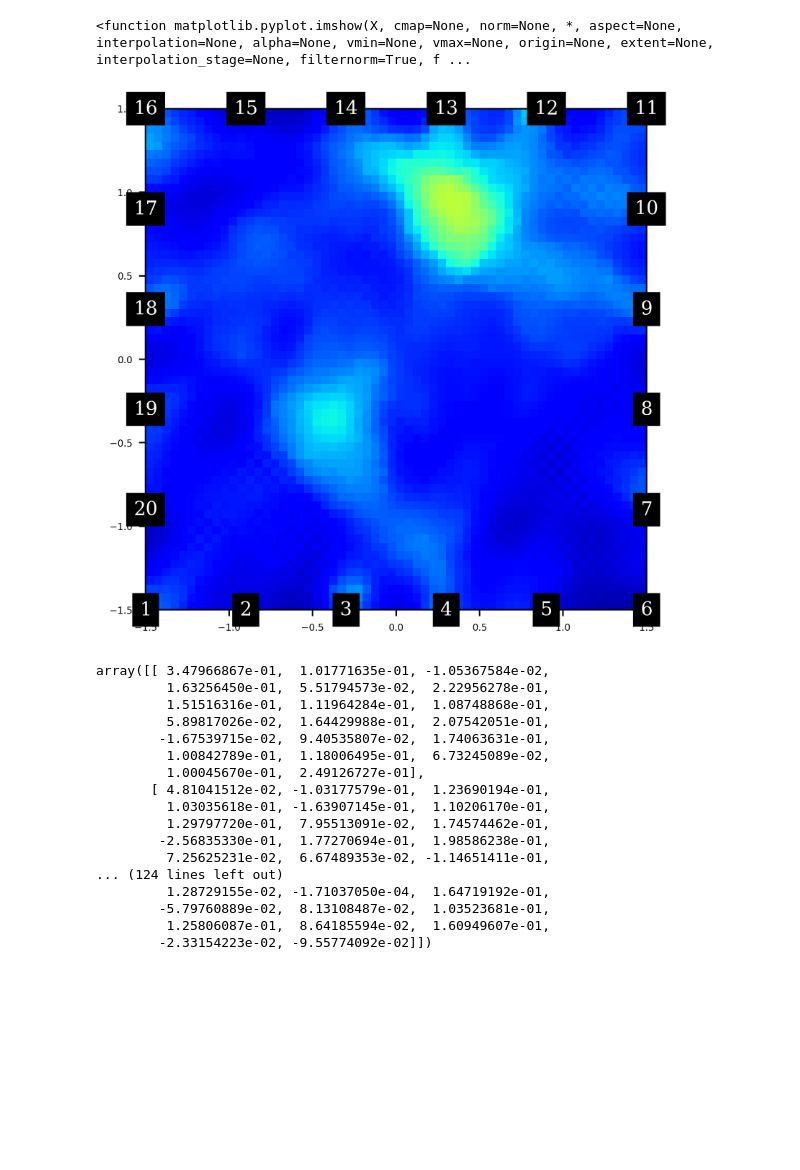
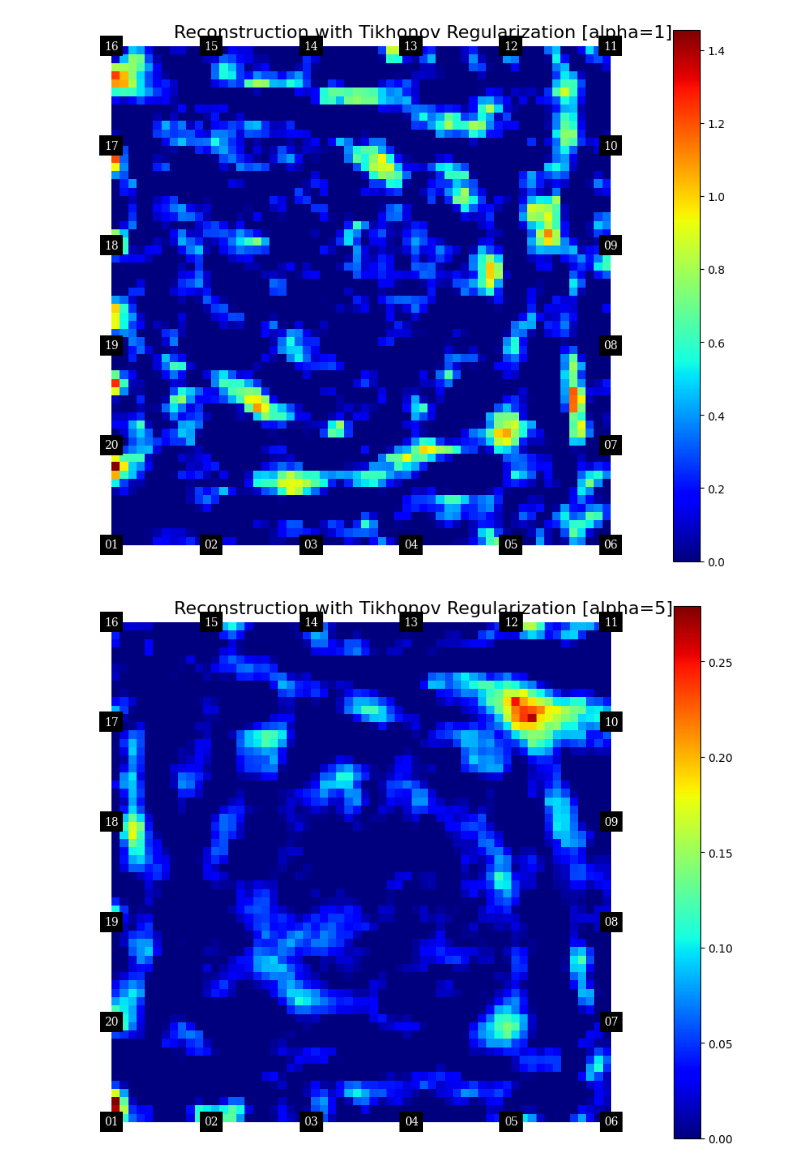
Before and after one commit to anderswong425/RF-Imaging, a Jupyter notebook: test.ipynb, the cells around one changed output. Saved outputs shown, nothing was run; the diff lists cells and outputs as text; code cells hidden in the pictures; blank space fills up the shorter version.

```diff
--- a/test.ipynb
+++ b/test.ipynb
@@ -224,9 +33,0 @@ array([[0.38448983, 0.        , 0.14731042, ..., 0.14774565, 0.        ,
-# %%
-plt.imshow(result[0], vmin=0, vmax=1, cmap='jet',
-                        extent=[-parameters['doi_size']/2, parameters['doi_size']/2, -parameters['doi_size']/2, parameters['doi_size']/2]
-                        )
-for i in range(parameters['num_devices']):
-    plt.text(*parameters['device_coordinates'][i], s=i+1, va='center', ha='center',
-                fontdict={'family': 'serif', 'color':  'white', 'weight': 'normal', 'size': 10},
-                bbox=dict(facecolor='black', edgecolor='none'))
-plt.imshow
@@ -236,12 +33,0 @@ plt.imshow
-# %%
-plt.imshow(denoise_tv_chambolle(result[0], 0.4), vmin=0, vmax=1, cmap='jet',
-                        extent=[-parameters['doi_size']/2, parameters['doi_size']/2, -parameters['doi_size']/2, parameters['doi_size']/2]
-                        )
-for i in range(parameters['num_devices']):
-    plt.text(*parameters['device_coordinates'][i], s=i+1, va='center', ha='center',
-                fontdict={'family': 'serif', 'color':  'white', 'weight': 'normal', 'size': 10},
-                bbox=dict(facecolor='black', edgecolor='none'))
-plt.imshow
-# %% [output]
-<function matplotlib.pyplot.imshow(X, cmap=None, norm=None, *, aspect=None, interpolation=None, alpha=None, vmin=None, vmax=None, origin=None, extent=None, interpolation_stage=None, filternorm=True, f ...
-[figure, removed]
@@ -251,20 +33,0 @@ B = np.random.rand(20, 20)
-# %%
-np.linalg.inv((A.T @ A) + 1 * np.eye(*A.shape)) @ A.T @ B
-# %% [output]
-array([[ 3.47966867e-01,  1.01771635e-01, -1.05367584e-02,
-         1.63256450e-01,  5.51794573e-02,  2.22956278e-01,
-         1.51516316e-01,  1.11964284e-01,  1.08748868e-01,
-         5.89817026e-02,  1.64429988e-01,  2.07542051e-01,
-        -1.67539715e-02,  9.40535807e-02,  1.74063631e-01,
-         1.00842789e-01,  1.18006495e-01,  6.73245089e-02,
-         1.00045670e-01,  2.49126727e-01],
-       [ 4.81041512e-02, -1.03177579e-01,  1.23690194e-01,
-         1.03035618e-01, -1.63907145e-01,  1.10206170e-01,
-         1.29797720e-01,  7.95513091e-02,  1.74574462e-01,
-        -2.56835330e-01,  1.77270694e-01,  1.98586238e-01,
-         7.25625231e-02,  6.67489353e-02, -1.14651411e-01,
-... (124 lines left out)
-         1.28729155e-02, -1.71037050e-04,  1.64719192e-01,
-        -5.79760889e-02,  8.13108487e-02,  1.03523681e-01,
-         1.25806087e-01,  8.64185594e-02,  1.60949607e-01,
-        -2.33154223e-02, -9.55774092e-02]])
@@ -316,0 +34,13 @@ def xPRA_test(parameters, FrytB, FrytBat, Pinc, Ptot):
+# %%
+Pinc = np.load('Pinc.npy')
+Ptot = np.load('Ptot.npy')
+# %%
+for i in [1, 5, 10, 50, 100, 200, 300, 400, 500]:
+    parameters['alpha'] = i
+    parameters['flag'] = False
+
+    result = xPRA(parameters, Pinc, Ptot)
+    result_visualization(parameters, result, f"Reconstruction with Tikhonov Regularization [alpha={parameters['alpha']}]")
+# %% [output]
+[figure, added]
+[figure, added]
```
Also changed, not shown: parts of 17 cells of this notebook, 5 other files.
